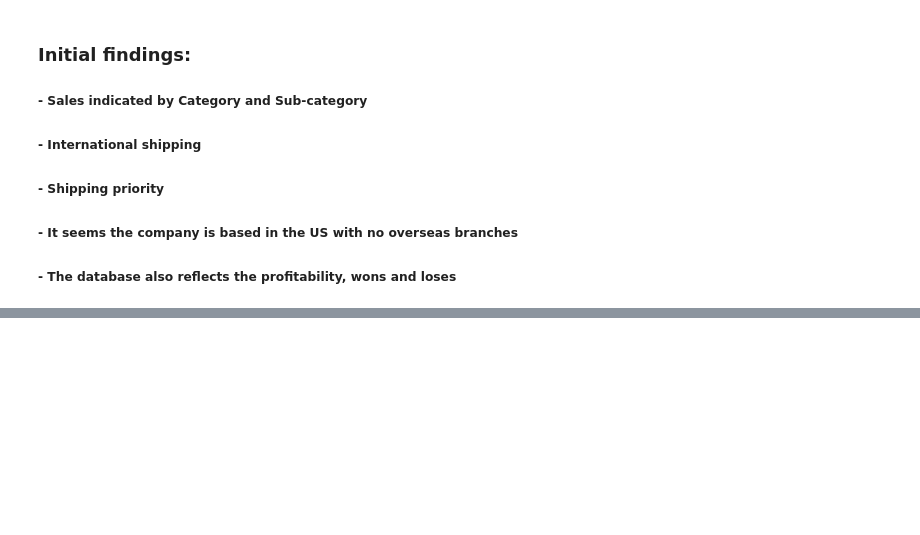
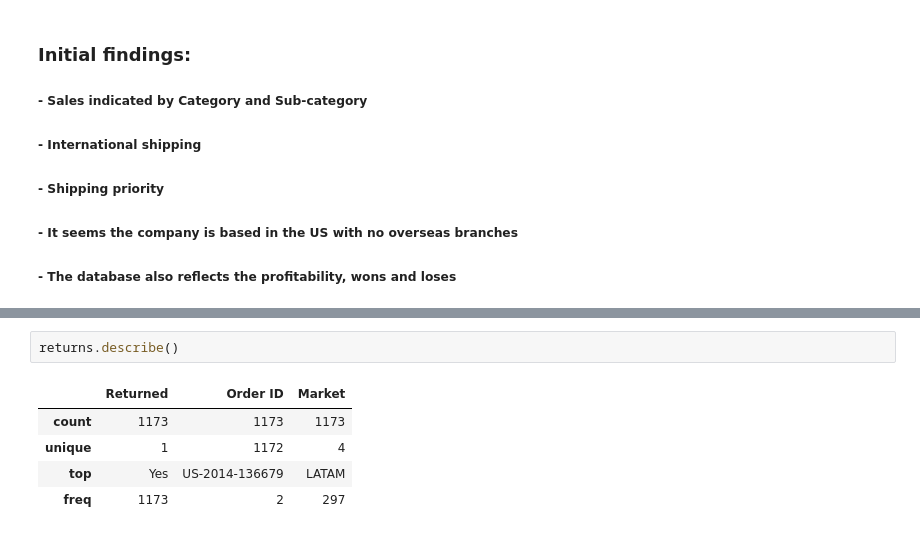
Before and after one commit to GaboRenovation/Bootcamp_final, a Jupyter notebook: database_clean.ipynb, the cells around one changed output, grey strips where cells are left out. Drawn from its saved outputs; the diff is of its cells as text; blank space fills up the shorter version.

```diff
--- a/database_clean.ipynb
+++ b/database_clean.ipynb
@@ -56,0 +79,8 @@ database_null
+# %%
+returns.describe()
+# %% [output]
+|  | Returned | Order ID | Market |
+| count | 1173 | 1173 | 1173 |
+| unique | 1 | 1172 | 4 |
+| top | Yes | US-2014-136679 | LATAM |
+| freq | 1173 | 2 | 297 |
```
Also changed, not shown: parts of 11 cells of this notebook, 1 other file.
